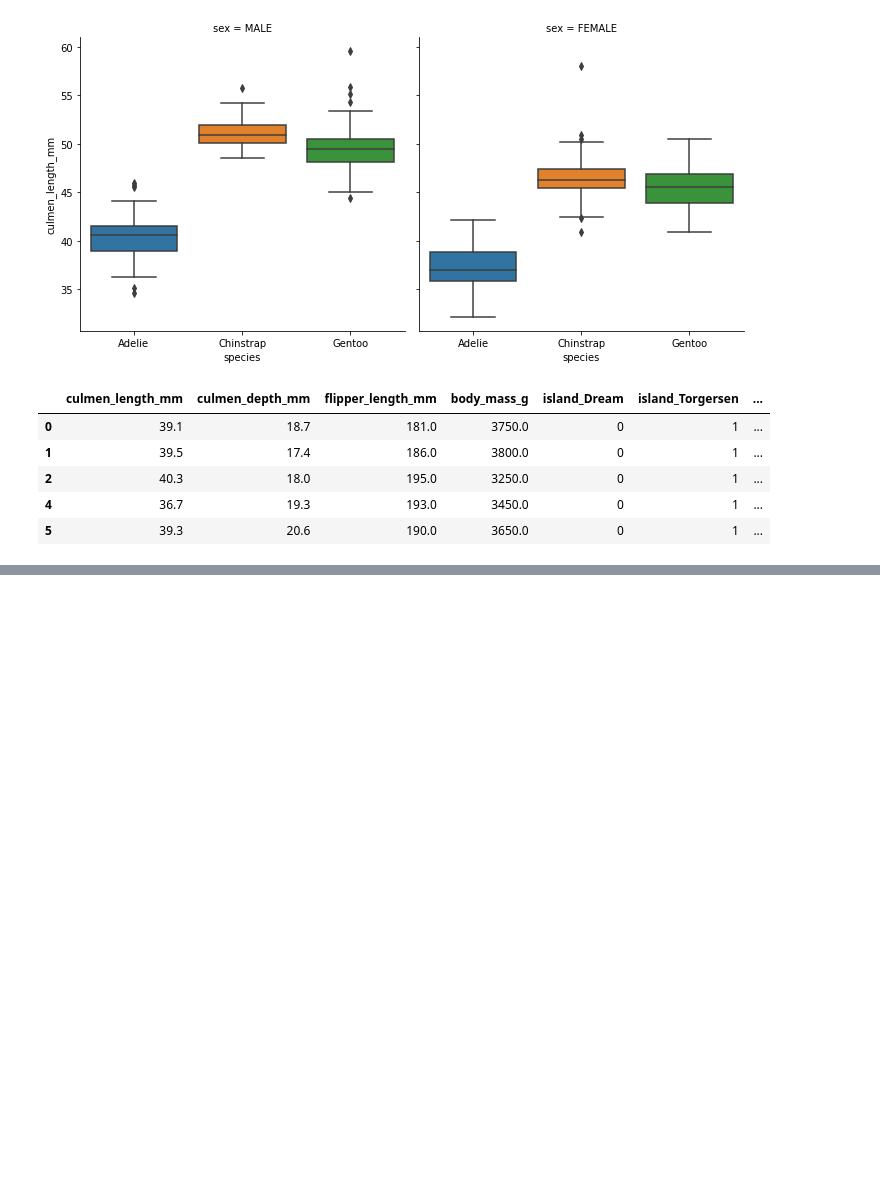
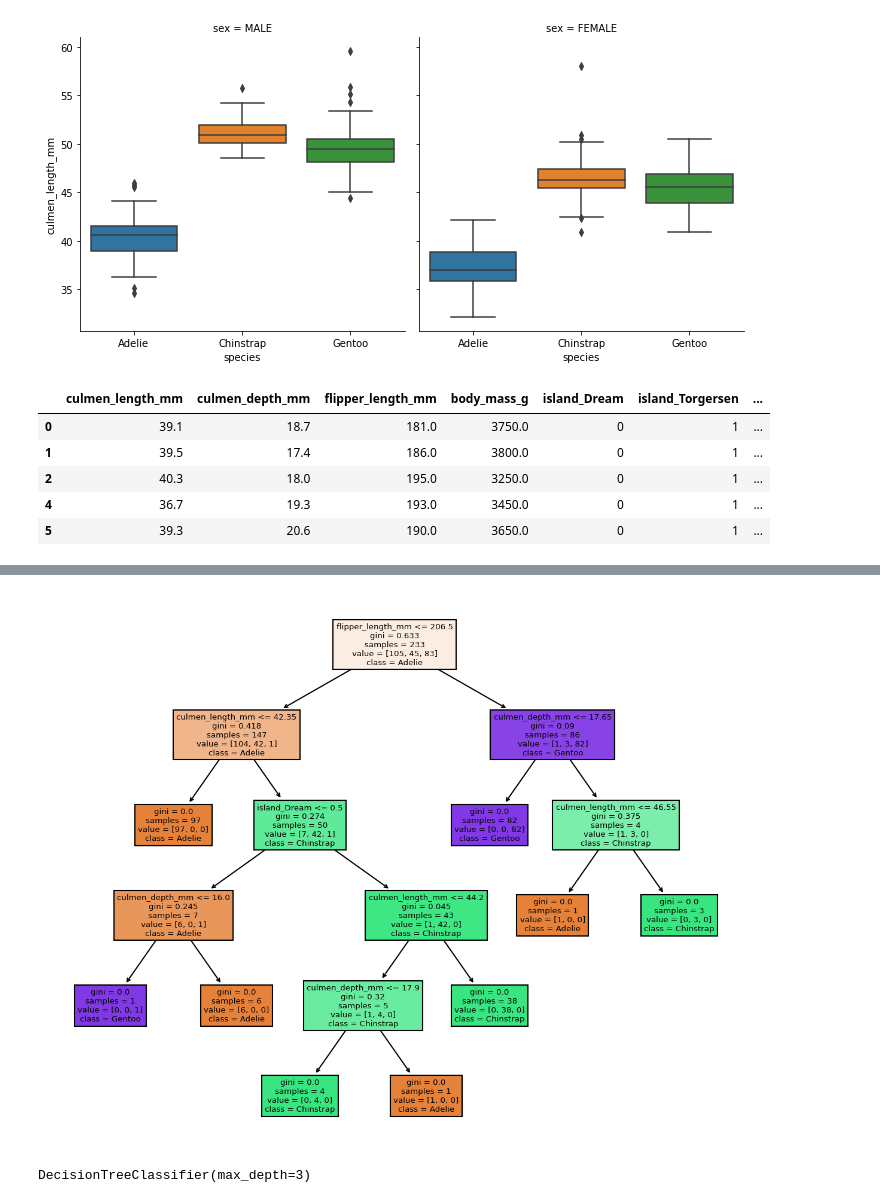
Before and after one commit to sreekanthmutthoju/ML_Live_Class, a Jupyter notebook: Decision_Trees/Peguin_Decision_Tree.ipynb, the cells around one changed output, grey strips where cells are left out. Cells and saved outputs as stored; diff of their text form; code cells hidden in the pictures; blank space fills up the shorter version.

```diff
--- a/Decision_Trees/Peguin_Decision_Tree.ipynb
+++ b/Decision_Trees/Peguin_Decision_Tree.ipynb
@@ -165,0 +299,5 @@ y = df['species']
+# %%
+plt.figure(figsize=(10,8),dpi=150)
+plot_tree(model,class_names=y.unique(),feature_names=X.columns,filled=True);
+# %% [output]
+[figure, added]
@@ -165,0 +314,4 @@ y = df['species']
+# %%
+pruned_tree.fit(X_train,y_train) #2nd Decision Tree model
+# %% [output]
+DecisionTreeClassifier(max_depth=3)
```
Also changed, not shown: parts of 31 cells of this notebook.
